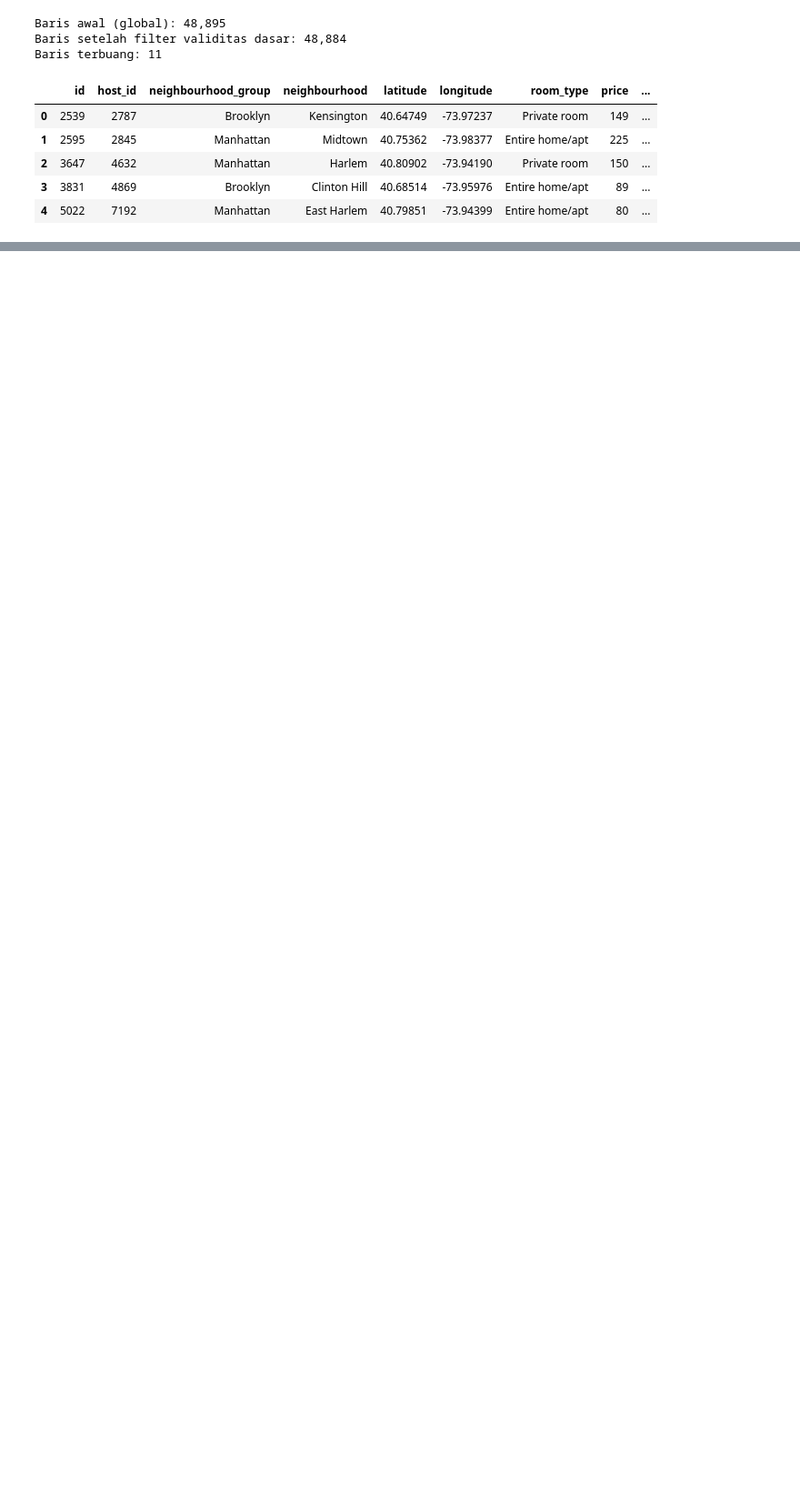
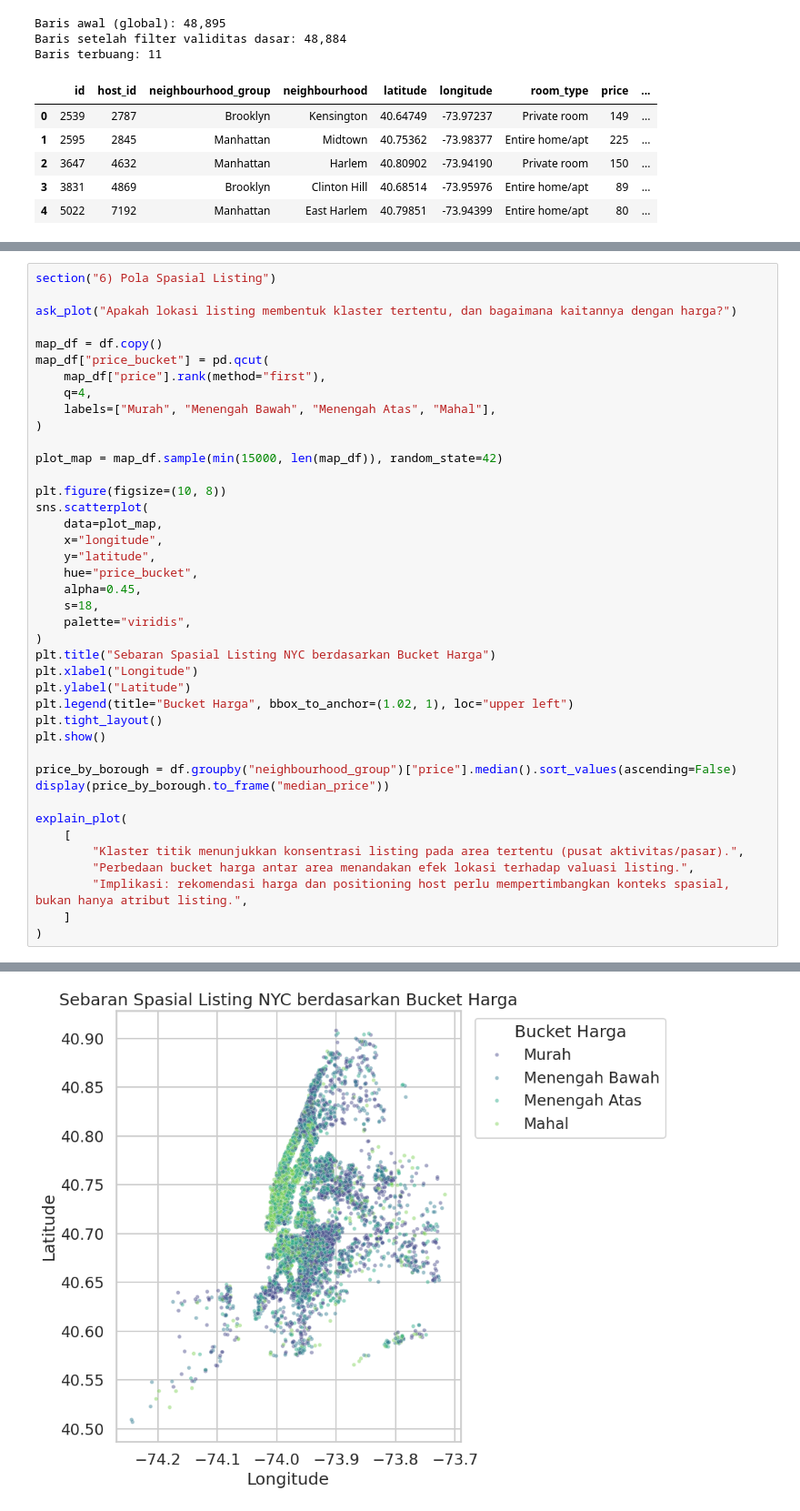
Before and after one commit to erlanggadewasakti/Analitik-Big-Data-Lanjut, a Jupyter notebook: eda.ipynb, the cells around one changed output, grey strips where cells are left out. Shown at 91% size. Cells and saved outputs as stored; diff of their text form; blank space fills up the shorter version.

```diff
--- a/eda.ipynb
+++ b/eda.ipynb
@@ -676,0 +642,42 @@ display(
+# %%
+section("6) Pola Spasial Listing")
+
+ask_plot("Apakah lokasi listing membentuk klaster tertentu, dan bagaimana kaitannya dengan harga?")
+
+map_df = df.copy()
+map_df["price_bucket"] = pd.qcut(
+    map_df["price"].rank(method="first"),
+    q=4,
+    labels=["Murah", "Menengah Bawah", "Menengah Atas", "Mahal"],
+)
+
+plot_map = map_df.sample(min(15000, len(map_df)), random_state=42)
+
+plt.figure(figsize=(10, 8))
+sns.scatterplot(
+    data=plot_map,
+    x="longitude",
+    y="latitude",
+    hue="price_bucket",
+    alpha=0.45,
+    s=18,
+    palette="viridis",
+)
+plt.title("Sebaran Spasial Listing NYC berdasarkan Bucket Harga")
+plt.xlabel("Longitude")
+plt.ylabel("Latitude")
+plt.legend(title="Bucket Harga", bbox_to_anchor=(1.02, 1), loc="upper left")
+plt.tight_layout()
+plt.show()
+
+price_by_borough = df.groupby("neighbourhood_group")["price"].median().sort_values(ascending=False)
+display(price_by_borough.to_frame("median_price"))
+
+explain_plot(
+    [
+        "Klaster titik menunjukkan konsentrasi listing pada area tertentu (pusat aktivitas/pasar).",
+        "Perbedaan bucket harga antar area menandakan efek lokasi terhadap valuasi listing.",
+        "Implikasi: rekomendasi harga dan positioning host perlu mempertimbangkan konteks spasial, bukan hanya atribut listing.",
+    ]
+)
+# %% [output]
@@ -676,0 +686 @@ display(
+[figure, added]
```
Also changed, not shown: parts of 14 cells of this notebook.
